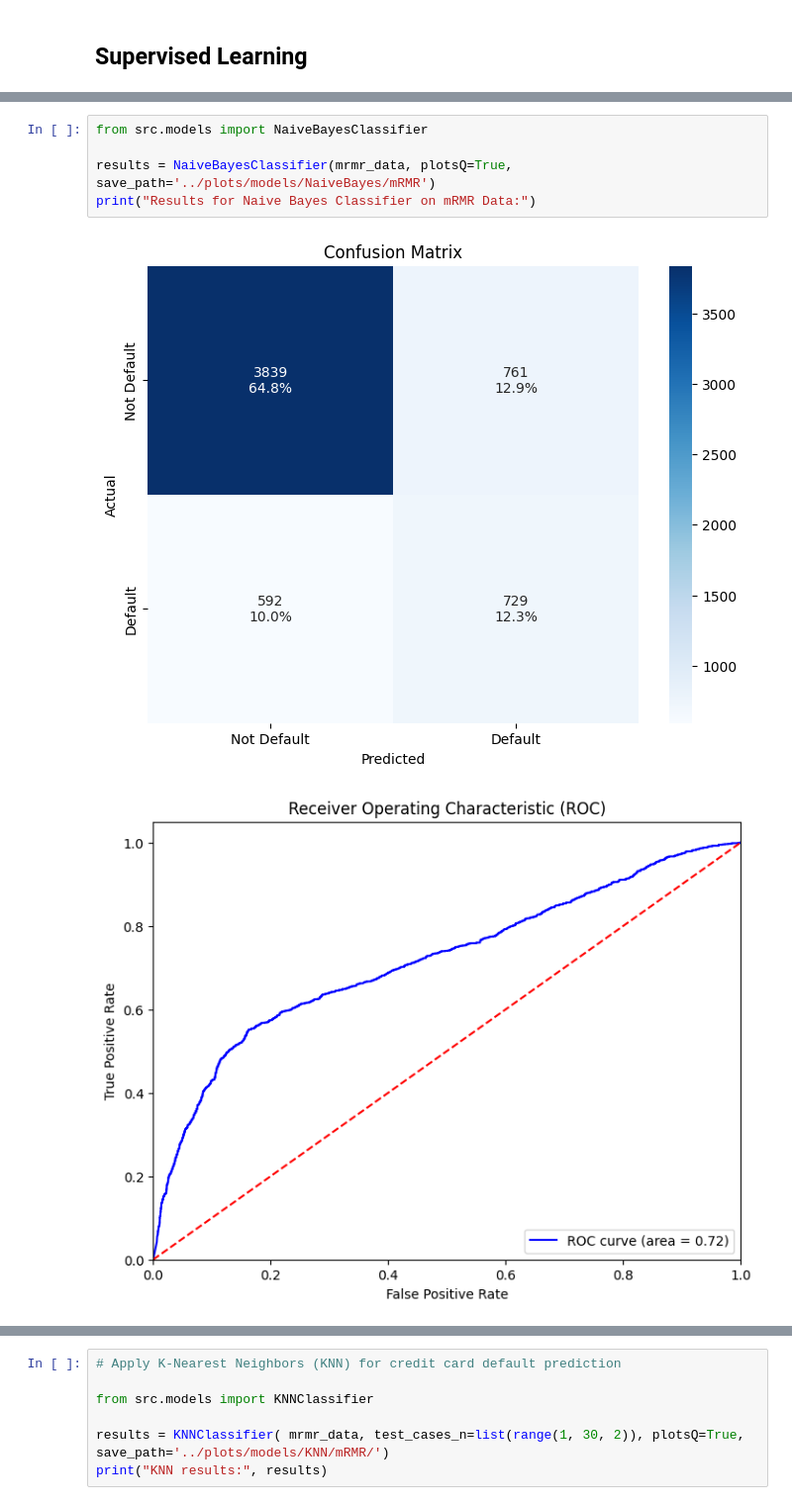
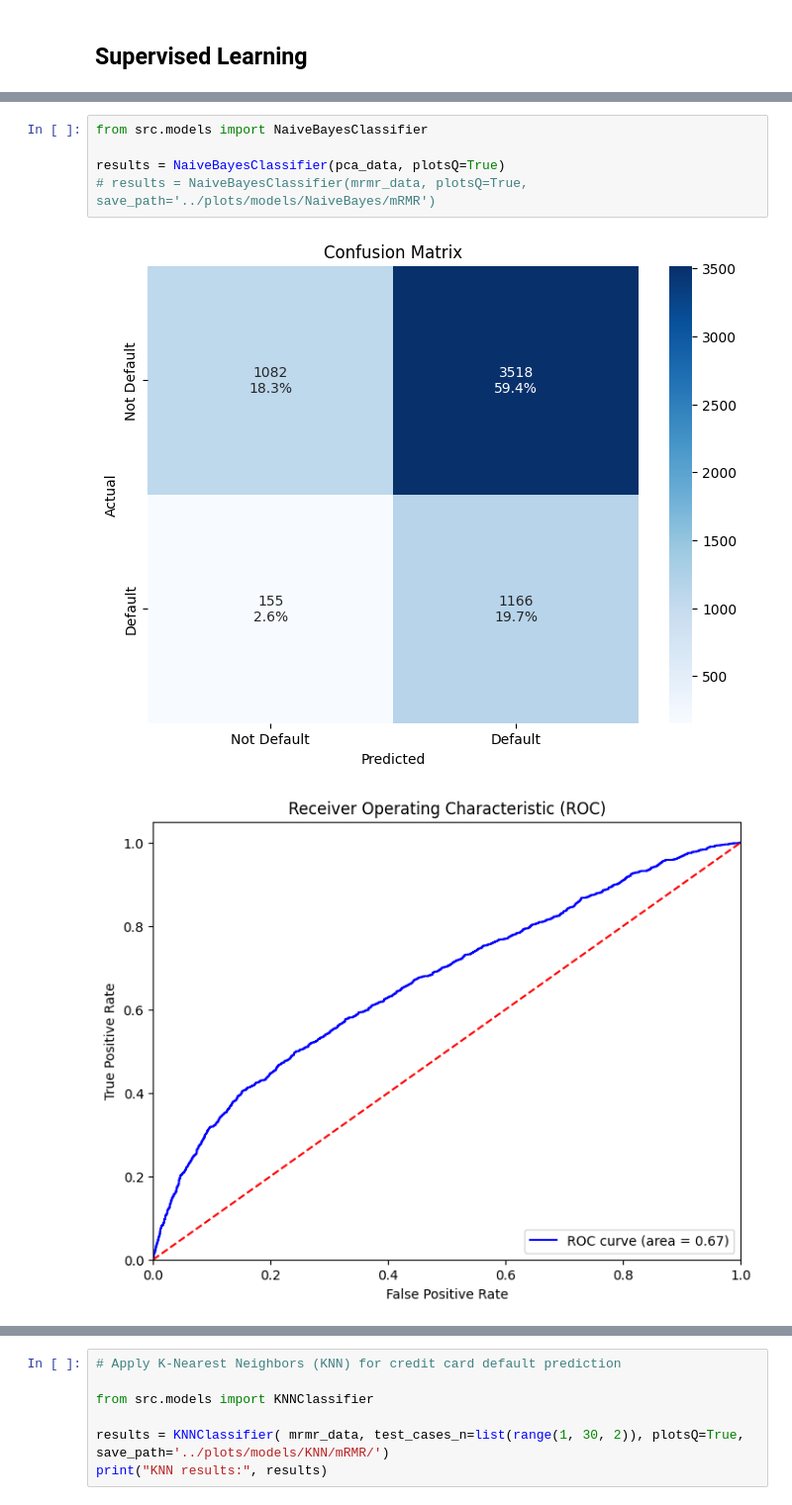
Before and after one commit to Roque97/DS-Project---Predicting-Default-of-Credit-Card-Clients-Taiwan-2005, a Jupyter notebook: notebooks/modeling.ipynb, the cells around one changed output, grey strips where cells are left out. Shown at 99% size. Cells and saved outputs as stored; diff of their text form.

```diff
--- a/notebooks/modeling.ipynb
+++ b/notebooks/modeling.ipynb
@@ -40,8 +39,8 @@ original_data['X_test'] = original_data['X_test'].apply(pd.to_numeric, errors='c
 # %%
 from src.models import NaiveBayesClassifier
 
-results = NaiveBayesClassifier(mrmr_data, plotsQ=True, save_path='../plots/models/NaiveBayes/mRMR')
-print("Results for Naive Bayes Classifier on mRMR Data:")
+results = NaiveBayesClassifier(pca_data, plotsQ=True)
+# results = NaiveBayesClassifier(mrmr_data, plotsQ=True, save_path='../plots/models/NaiveBayes/mRMR')
 # %% [output]
-[figure, old version]
+[figure, new version]
-[figure, old version]
+[figure, new version]
```
Also changed, not shown: parts of 6 cells of this notebook, 4 other files.
